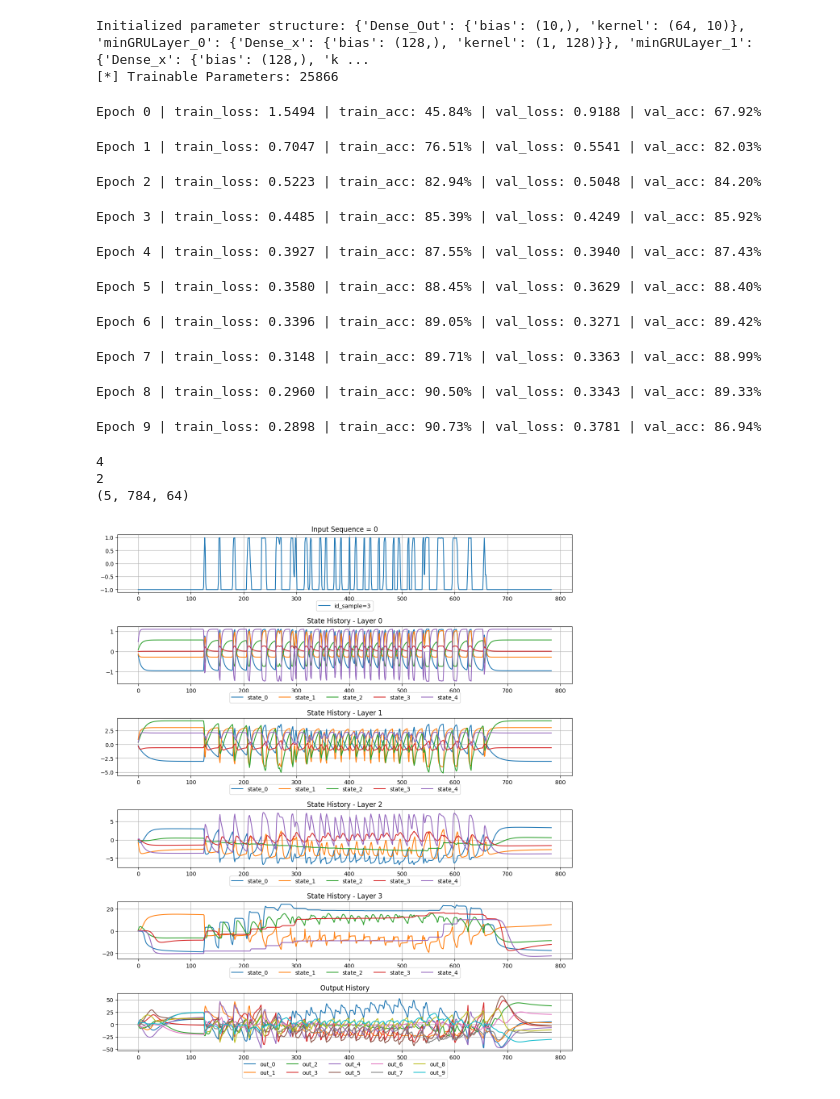
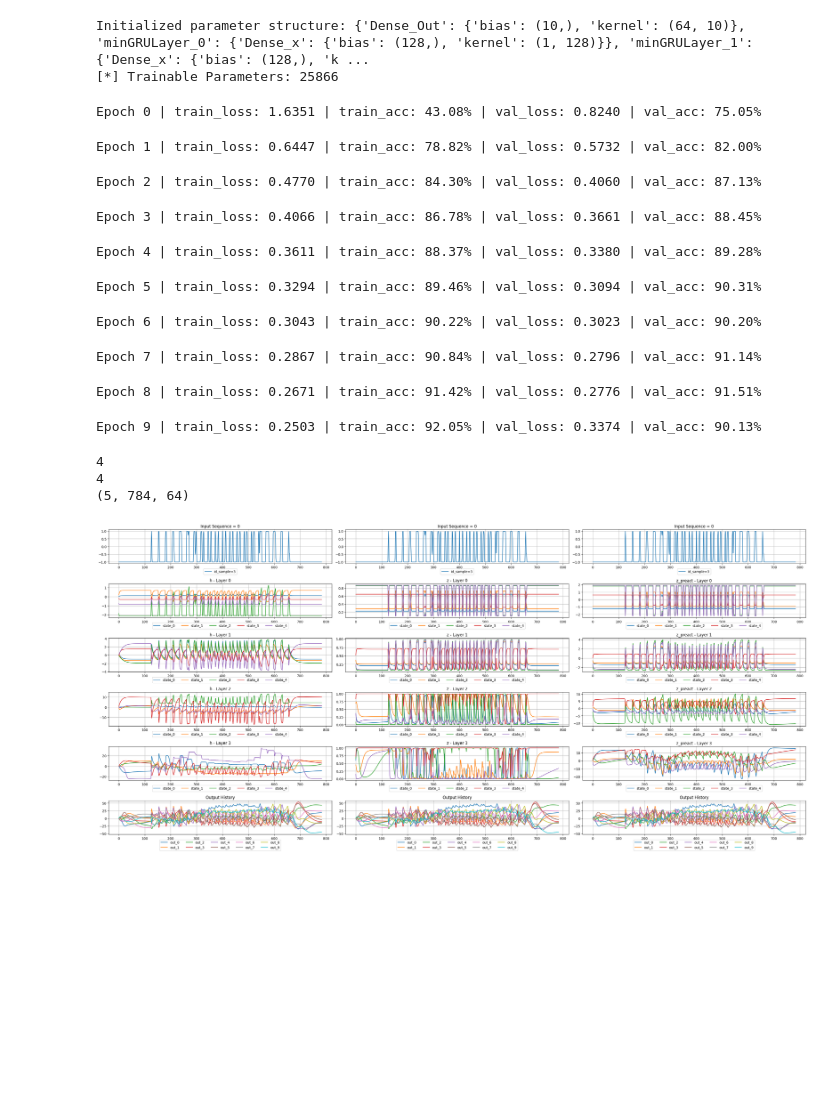
Before and after one commit to TristanTorchet/LearningJAX, a Jupyter notebook: Flax/flax4_minGRU.ipynb, the cells around one changed output. Drawn from its saved outputs; the diff is of its cells as text; code cells hidden in the pictures; blank space fills up the shorter version.

Commit message:
flax - 4 - minGRU - 4L-64H - benchmark on sMNIST; equations of ML minGRU ; utils can plot all variables in one plot

```diff
--- a/Flax/flax4_minGRU.ipynb
+++ b/Flax/flax4_minGRU.ipynb
@@ -99,10 +104,10 @@ class minGRULayer(nn.Module):
         def update(self, state, x):
             h = state[0]
             z_htilde = nn.Dense(2*self.hidden_size, name='Dense_x')(x)
-            z, h_tilde = jnp.split(z_htilde, 2, axis=-1)
-            z = nn.sigmoid(z)
+            z_preact, h_tilde = jnp.split(z_htilde, 2, axis=-1)
+            z = nn.sigmoid(z_preact)
             h_new = (1 - z) * h + z * h_tilde
-            return (h_new,), (h_new, z)
+            return (h_new,), (h_new, z, z_preact, h_tilde)
 
         scan_update = nn.scan(
             update,
@@ -389,38 +418,41 @@ The output of a LSTM layer is $
 # %%
 DATASET_VERSION = 'sequential'
 HIDDEN_DIM = 64
+OUT_DIM = 10
 N_LAYERS = 4
+N_EPOCHS = 10
 trainloader, val_loader, testloader, N_CLASSES, SEQ_LENGTH, IN_DIM = create_mnist_classification_dataset(root="../data", version=DATASET_VERSION)
+batch_x, batch_y = next(iter(testloader))
 # %% [output]
 [*] Generating MNIST Classification Dataset...
 # %%
-model = BatchRNN(HIDDEN_DIM, 10, N_LAYERS)
+model = BatchRNN(HIDDEN_DIM, OUT_DIM, N_LAYERS)
 state = create_train_state(key, BatchRNN, lr, DATASET_VERSION, HIDDEN_DIM, N_LAYERS)
 # %% [output]
 Initialized parameter structure: {'Dense_Out': {'bias': (10,), 'kernel': (64, 10)}, 'minGRULayer_0': {'Dense_x': {'bias': (128,), 'kernel': (1, 128)}}, 'minGRULayer_1': {'Dense_x': {'bias': (128,), 'k ...
 [*] Trainable Parameters: 25866
 # %%
-for epoch in range(10):
+for epoch in range(N_EPOCHS):
     key, subkey = jax.random.split(key) # not used in run_epoch (TODO: remove?)
     state, train_loss, train_accuracy = run_epoch(state, trainloader, key)
     val_loss, val_acc  = validate(state, val_loader)
     print(f"Epoch {epoch} | train_loss: {train_loss:.4f} | train_acc: {train_accuracy*100:.2f}% | val_loss: {val_loss:.4f} | val_acc: {val_acc*100:.2f}%")
 # %% [output]
-Epoch 0 | train_loss: 1.5494 | train_acc: 45.84% | val_loss: 0.9188 | val_acc: 67.92%
+Epoch 0 | train_loss: 1.6351 | train_acc: 43.08% | val_loss: 0.8240 | val_acc: 75.05%
-Epoch 1 | train_loss: 0.7047 | train_acc: 76.51% | val_loss: 0.5541 | val_acc: 82.03%
+Epoch 1 | train_loss: 0.6447 | train_acc: 78.82% | val_loss: 0.5732 | val_acc: 82.00%
-Epoch 2 | train_loss: 0.5223 | train_acc: 82.94% | val_loss: 0.5048 | val_acc: 84.20%
+Epoch 2 | train_loss: 0.4770 | train_acc: 84.30% | val_loss: 0.4060 | val_acc: 87.13%
-Epoch 3 | train_loss: 0.4485 | train_acc: 85.39% | val_loss: 0.4249 | val_acc: 85.92%
+Epoch 3 | train_loss: 0.4066 | train_acc: 86.78% | val_loss: 0.3661 | val_acc: 88.45%
-Epoch 4 | train_loss: 0.3927 | train_acc: 87.55% | val_loss: 0.3940 | val_acc: 87.43%
+Epoch 4 | train_loss: 0.3611 | train_acc: 88.37% | val_loss: 0.3380 | val_acc: 89.28%
-Epoch 5 | train_loss: 0.3580 | train_acc: 88.45% | val_loss: 0.3629 | val_acc: 88.40%
+Epoch 5 | train_loss: 0.3294 | train_acc: 89.46% | val_loss: 0.3094 | val_acc: 90.31%
-Epoch 6 | train_loss: 0.3396 | train_acc: 89.05% | val_loss: 0.3271 | val_acc: 89.42%
+Epoch 6 | train_loss: 0.3043 | train_acc: 90.22% | val_loss: 0.3023 | val_acc: 90.20%
-Epoch 7 | train_loss: 0.3148 | train_acc: 89.71% | val_loss: 0.3363 | val_acc: 88.99%
+Epoch 7 | train_loss: 0.2867 | train_acc: 90.84% | val_loss: 0.2796 | val_acc: 91.14%
-Epoch 8 | train_loss: 0.2960 | train_acc: 90.50% | val_loss: 0.3343 | val_acc: 89.33%
+Epoch 8 | train_loss: 0.2671 | train_acc: 91.42% | val_loss: 0.2776 | val_acc: 91.51%
-Epoch 9 | train_loss: 0.2898 | train_acc: 90.73% | val_loss: 0.3781 | val_acc: 86.94%
+Epoch 9 | train_loss: 0.2503 | train_acc: 92.05% | val_loss: 0.3374 | val_acc: 90.13%
 # %%
 plot_dynamics(model, state.params, batch_x, batch_y, dataset_version=DATASET_VERSION,
-              id_sample=3, model_type='mingru', variable_to_plot='h')
+              id_sample=3, model_type='mingru', variable_to_plot='all')
 # %% [output]
 4
-2
+4
 (5, 784, 64)
-[figure, old version]
+[figure, new version]
```
Also changed, not shown: parts of 7 cells of this notebook, 2 other files.
